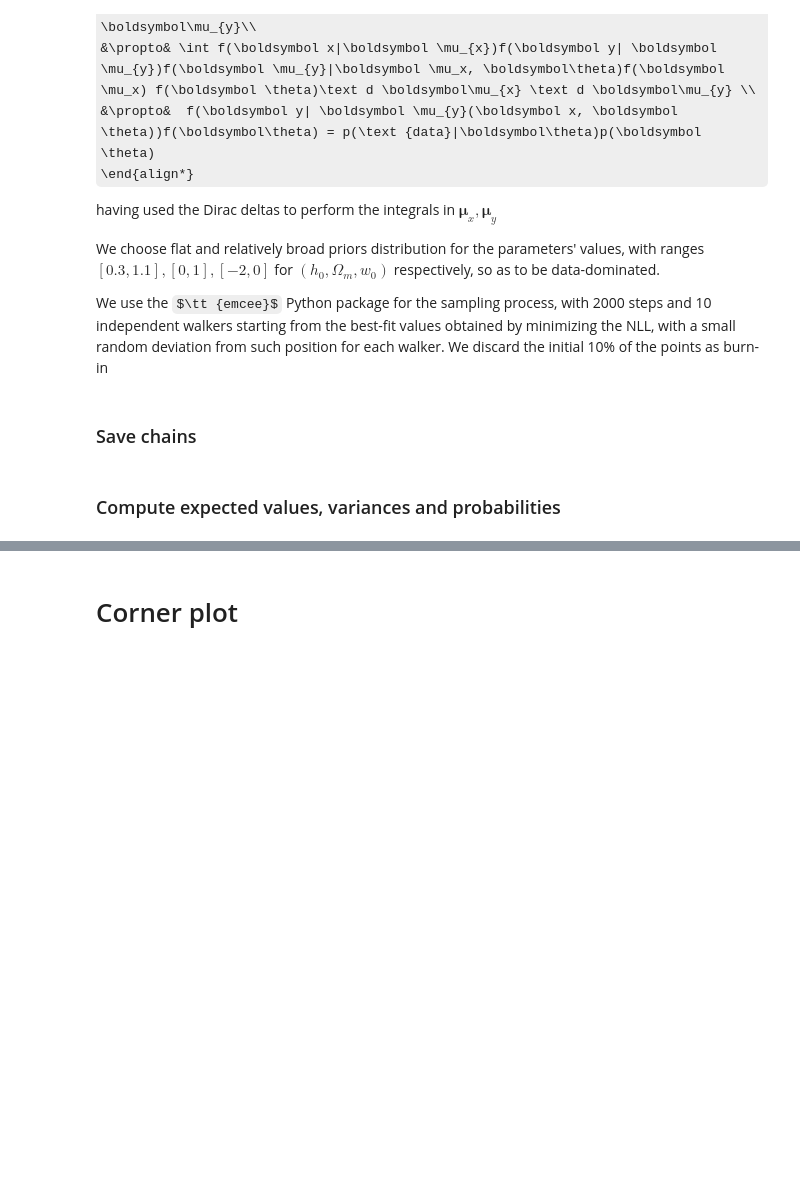
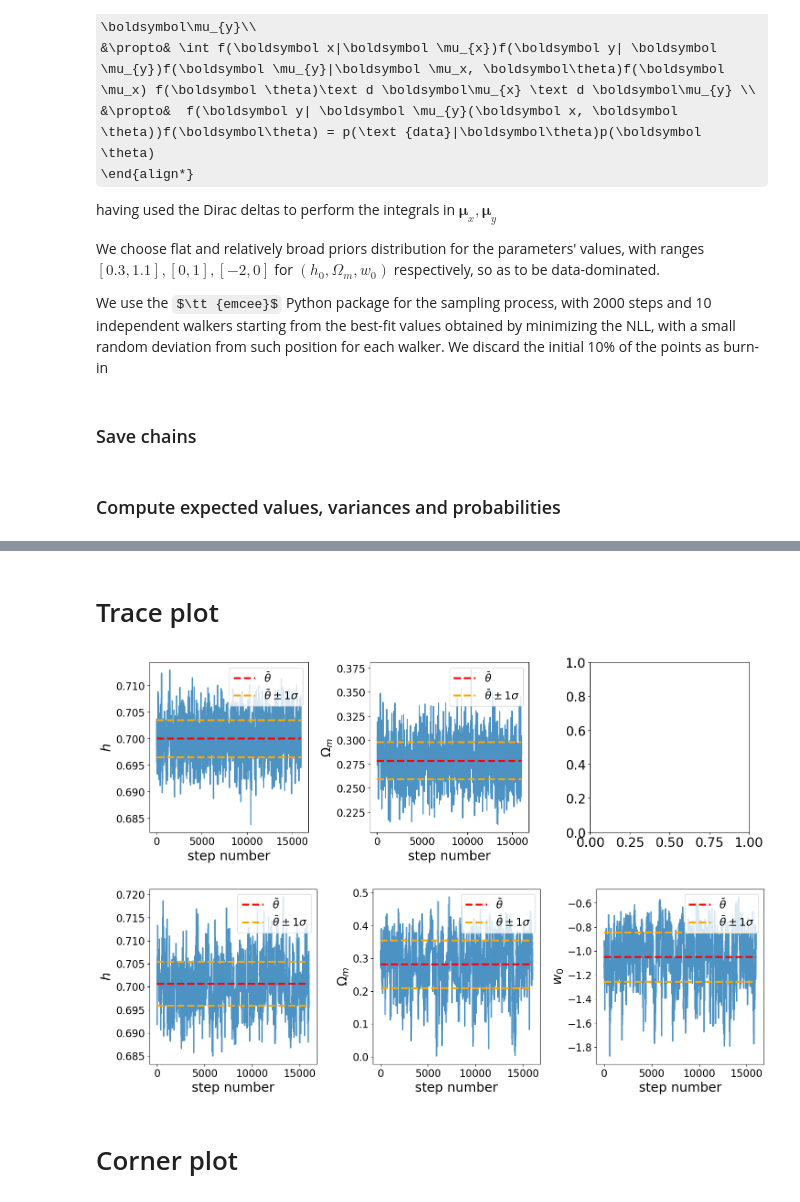
Before and after one commit to davidesciotti/Astrostats, a Jupyter notebook: SNIa_for_astrostats.ipynb, the cells around one changed output, grey strips where cells are left out. Cells and saved outputs as stored; diff of their text form; code cells hidden in the pictures; some formulas as TeX source; blank space fills up the shorter version.

```diff
--- a/SNIa_for_astrostats.ipynb
+++ b/SNIa_for_astrostats.ipynb
@@ -574,3 +571,54 @@ w0: -1.05270 +/- 0.20287 at p = 0.68584
+# %% [markdown]
+# Trace plot
+# %%
+for _model in models:
+    fig, axes = plt.subplots(nrows=1, ncols=3, figsize=(15, 5))
+    trace = trace_dict_emcee[_model]
+    par_names = par_names_dict[_model]
+    par_names_tex = par_names_tex_dict[_model]
+
+    for i, (ax, par_name, ylabel) in enumerate(zip(axes, par_names, par_names_tex)):
+        ax.plot(range(trace.shape[0]), trace[:, i], zorder=1, alpha=0.8)
+        ax.set_xlabel('step number')
+        ax.set_ylabel(ylabel)
+
+        ax.hlines(
+            means_dict[_model][i],
+            0,
+            trace.shape[0],
+            linestyles='dashed',
+            color='red',
+            zorder=2,
+            label=r'$\bar{\theta}$',
+            linewidth=3,
+        )
+        ax.hlines(
+            means_dict[_model][i] + sigmas_dict[_model][i],
+            0,
+            trace.shape[0],
+            linestyles='dashed',
+            color='orange',
+            zorder=2,
+            label=r'$\bar{\theta} \pm 1\sigma$',
+            linewidth=3,
+        )
+        ax.hlines(
+            means_dict[_model][i] - sigmas_dict[_model][i],
+            0,
+            trace.shape[0],
+            linestyles='dashed',
+            color='orange',
+            zorder=2,
+            linewidth=3,
+        )
+
+        ax.legend(loc='upper right')
+        ax.tick_params(labelsize=16)
+
+    fig.tight_layout()
+# %% [output]
+[figure, added]
+[figure, added]
 # %% [markdown]
 # Corner plot
 # %%
```
Also changed, not shown: parts of 14 cells of this notebook.
